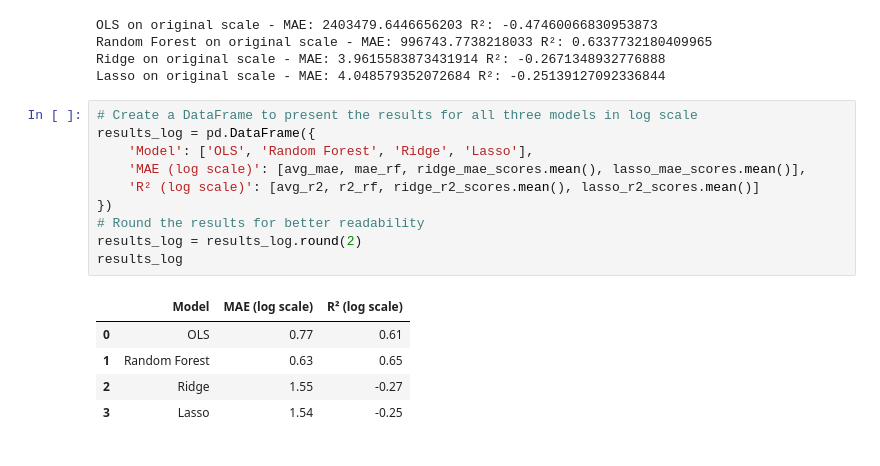
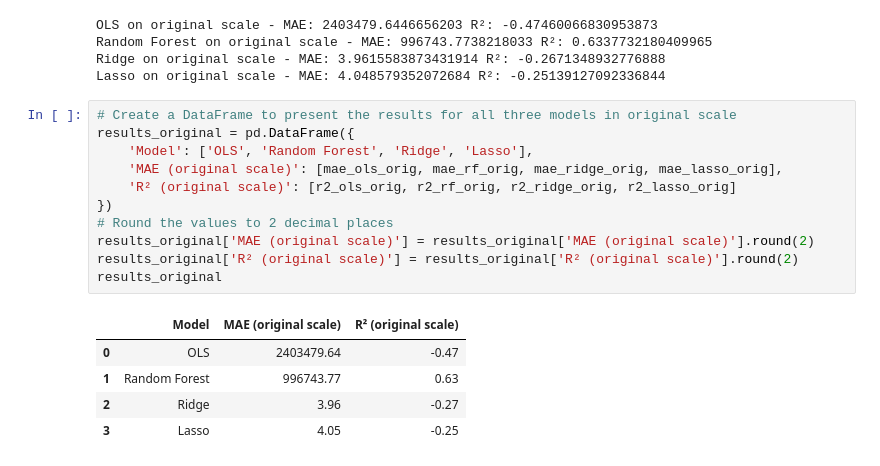
Before and after one commit to emijlop/climate-migration-project, a Jupyter notebook: 003_crossval_log_transform.ipynb, the cells around one changed output. Drawn from its saved outputs; the diff is of its cells as text.

Commit message:
updates results table

```diff
--- a/003_crossval_log_transform.ipynb
+++ b/003_crossval_log_transform.ipynb
@@ -414,18 +421,19 @@ Random Forest on original scale - MAE: 996743.7738218033 R²: 0.6337732180409965
 Ridge on original scale - MAE: 3.9615583873431914 R²: -0.2671348932776888
 Lasso on original scale - MAE: 4.048579352072684 R²: -0.25139127092336844
 # %%
-# Create a DataFrame to present the results for all three models in log scale
-results_log = pd.DataFrame({
+# Create a DataFrame to present the results for all three models in original scale
+results_original = pd.DataFrame({
     'Model': ['OLS', 'Random Forest', 'Ridge', 'Lasso'],
-    'MAE (log scale)': [avg_mae, mae_rf, ridge_mae_scores.mean(), lasso_mae_scores.mean()],
-    'R² (log scale)': [avg_r2, r2_rf, ridge_r2_scores.mean(), lasso_r2_scores.mean()]
+    'MAE (original scale)': [mae_ols_orig, mae_rf_orig, mae_ridge_orig, mae_lasso_orig],
+    'R² (original scale)': [r2_ols_orig, r2_rf_orig, r2_ridge_orig, r2_lasso_orig]
 })
-# Round the results for better readability
-results_log = results_log.round(2)
-results_log
+# Round the values to 2 decimal places
+results_original['MAE (original scale)'] = results_original['MAE (original scale)'].round(2)
+results_original['R² (original scale)'] = results_original['R² (original scale)'].round(2)
+results_original
 # %% [output]
-|  | Model | MAE (log scale) | R² (log scale) |
-| 0 | OLS | 0.77 | 0.61 |
-| 1 | Random Forest | 0.63 | 0.65 |
-| 2 | Ridge | 1.55 | -0.27 |
-| 3 | Lasso | 1.54 | -0.25 |
+|  | Model | MAE (original scale) | R² (original scale) |
+| 0 | OLS | 2403479.64 | -0.47 |
+| 1 | Random Forest | 996743.77 | 0.63 |
+| 2 | Ridge | 3.96 | -0.27 |
+| 3 | Lasso | 4.05 | -0.25 |
```
Also changed, not shown: parts of 5 cells of this notebook.
